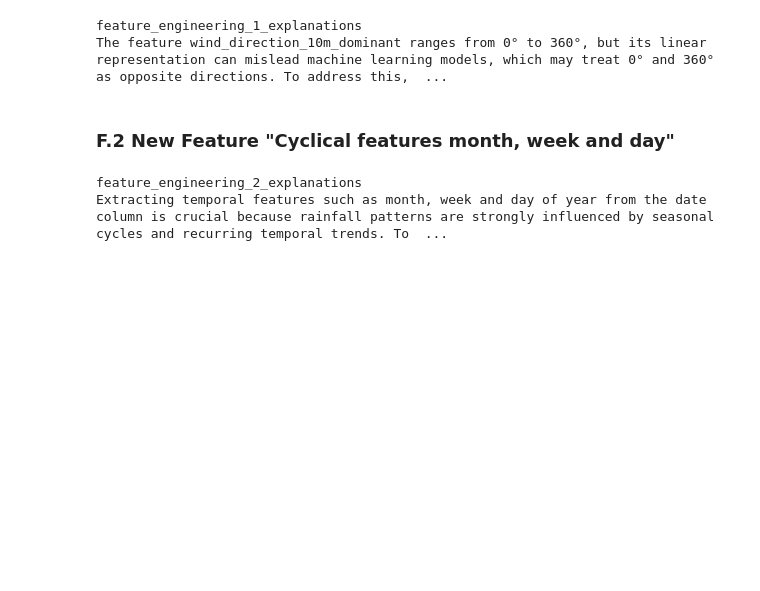
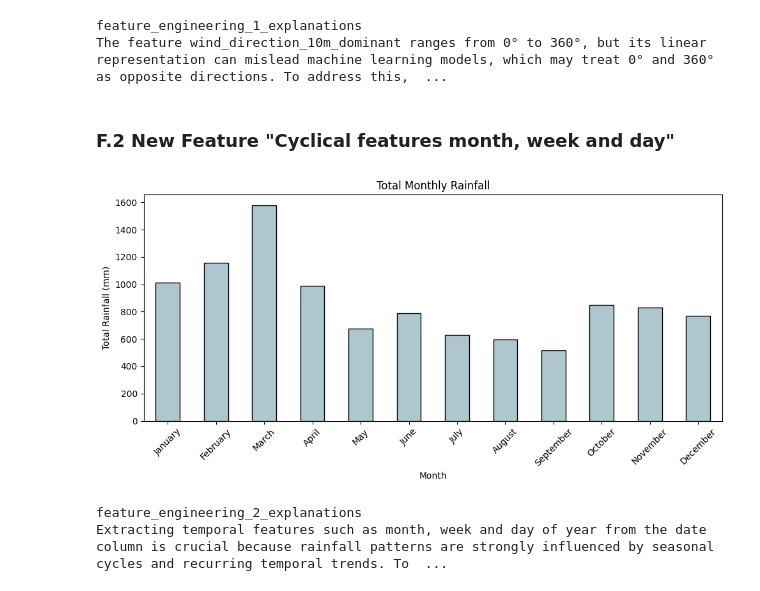
Before and after one commit to FangYeeDS/36120-25SP-AT2-25677648-Experimentation, a Jupyter notebook: notebooks/precipitation_fall/36120-25SP-AT2-25677648-experiment-7.ipynb, the cells around one changed output. Cells and saved outputs as stored; diff of their text form; code cells hidden in the pictures; blank space fills up the shorter version.

```diff
--- a/notebooks/precipitation_fall/36120-25SP-AT2-25677648-experiment-7.ipynb
+++ b/notebooks/precipitation_fall/36120-25SP-AT2-25677648-experiment-7.ipynb
@@ -695,6 +702,33 @@ feature_engineering_1_explanations
 The feature wind_direction_10m_dominant ranges from 0° to 360°, but its linear representation can mislead machine learning models, which may treat 0° and 360° as opposite directions. To address this,  ...
 # %% [markdown]
 ### F.2 New Feature "Cyclical features month, week and day"
+# %%
+# Convert date column to datetime
+df["date"] = pd.to_datetime(df["date"])
+
+# Extract month name
+df["month"] = df["date"].dt.month_name()
+
+# Group by month across all years and sum rainfall
+monthly_rain_total = df.groupby("month")["rain_sum"].sum()
+
+# Reorder months
+months_order = ["January", "February", "March", "April", "May", "June",
+                "July", "August", "September", "October", "November", "December"]
+monthly_rain_total = monthly_rain_total.reindex(months_order)
+
+# Plot
+plt.figure(figsize=(10, 5))
+monthly_rain_total.plot(kind="bar", color="#AEC6CF", edgecolor="black")
+
+plt.title("Total Monthly Rainfall")
+plt.xlabel("Month")
+plt.ylabel("Total Rainfall (mm)")
+plt.xticks(rotation=45)
+plt.tight_layout()
+plt.show()
+# %% [output]
+[figure, added]
 # %%
 # Month
 df_clean['month'] = df_clean['date'].dt.month
```
Also changed, not shown: parts of 3 cells of this notebook, 5 other files.
